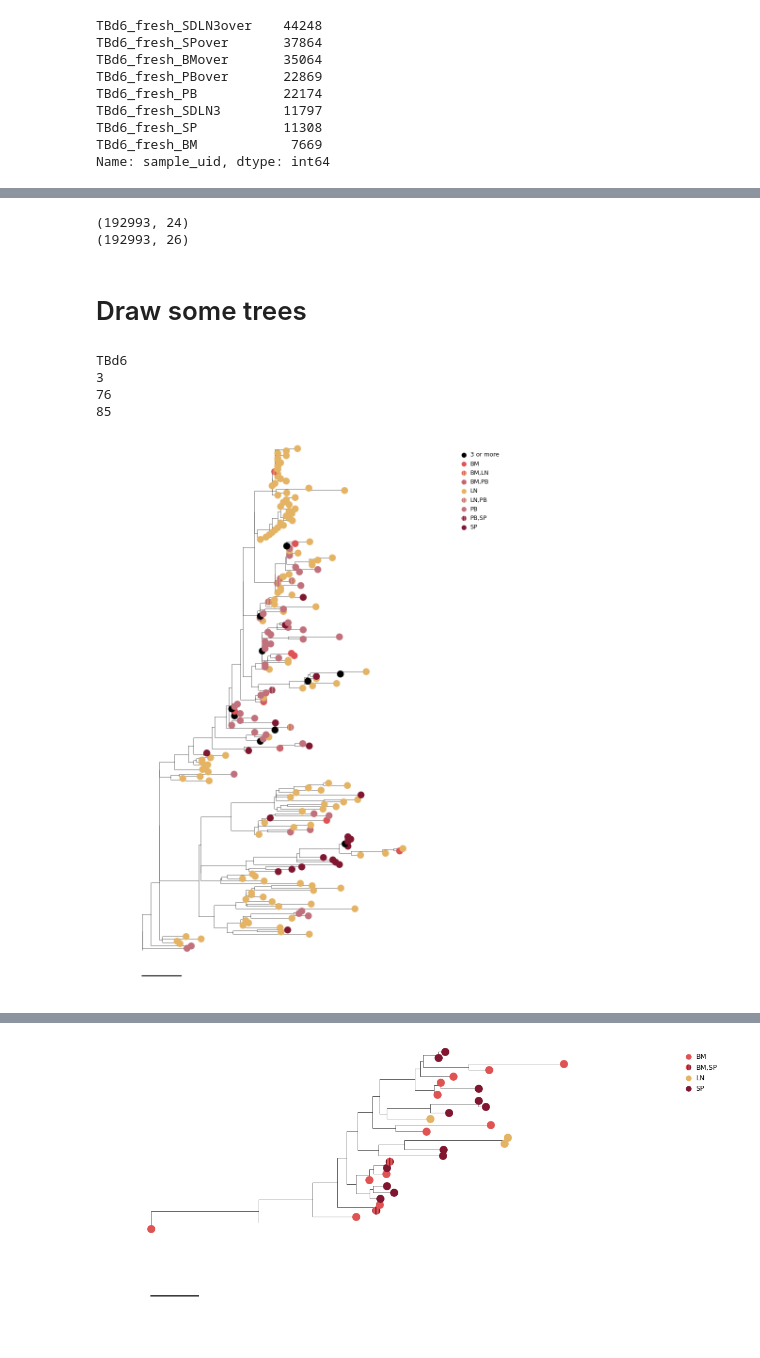
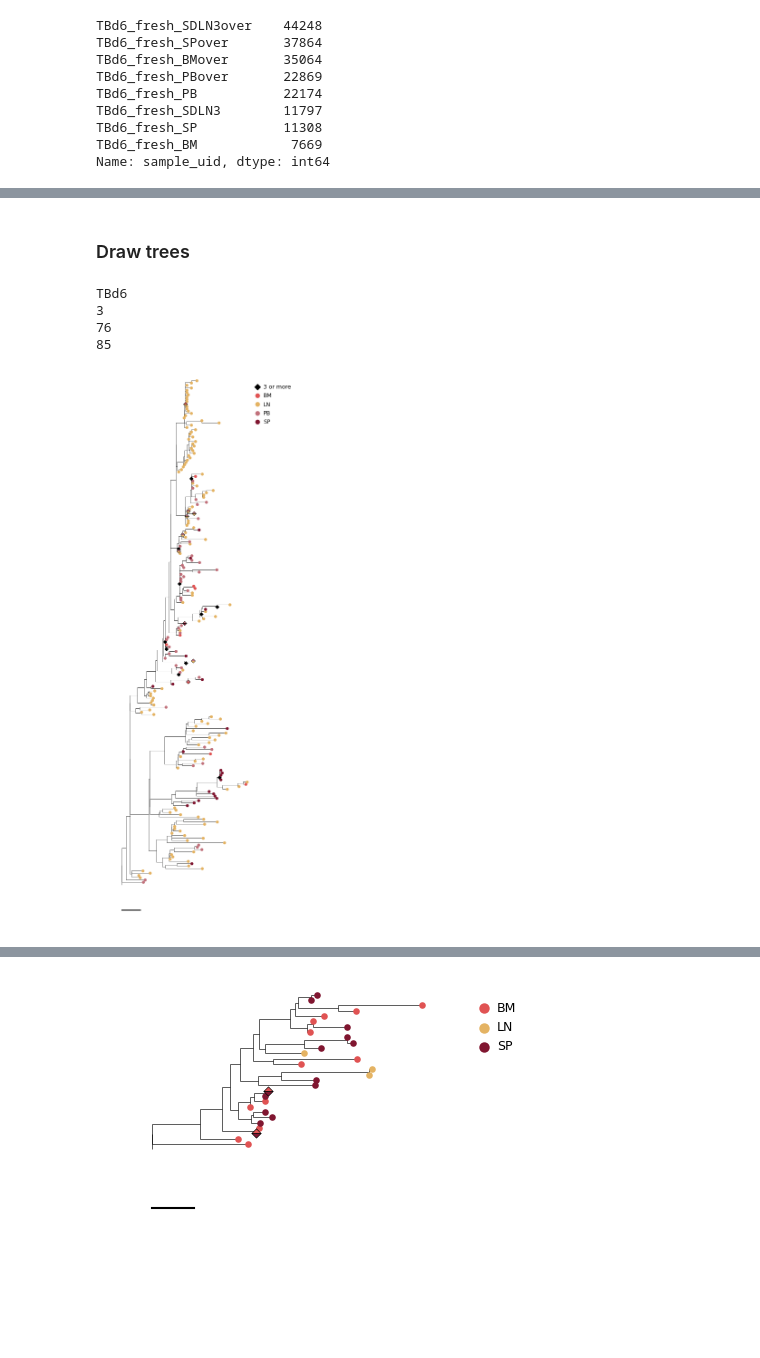
Before and after one commit to michael-swift/Bcell_memory_formation, a Jupyter notebook: analysis/main_text_and_ed_figure_notebooks/plot_trees.ipynb, the cells around one changed output, grey strips where cells are left out. Drawn from its saved outputs; the diff is of its cells as text; code cells hidden in the pictures; blank space fills up the shorter version.

```diff
--- a/analysis/main_text_and_ed_figure_notebooks/plot_trees.ipynb
+++ b/analysis/main_text_and_ed_figure_notebooks/plot_trees.ipynb
@@ -135,13 +136,7 @@ for col in join_cols:
     msa_df[col] = msa_df[col].astype(str)
     df_clean[col] = df_clean[col].astype(str)
 
-print(df.shape)
-
 full_df = df[df['vdj_sequence'].notna()].merge(msa_df, on=join_cols, how='inner')
-print(full_df.shape)
-# %% [output]
-(192993, 24)
-(192993, 26)
 # %%
 full_df['v_seq_len'] = full_df.v_sequence.str.len()
 full_df['lineage_uid'] = full_df['donor'] +"_" + full_df['lineage_id'].astype(str)
@@ -336,37 +336,46 @@ def draw_tree(target_lineage, df, tree_df, color_by='tissue',
 
     return fig, ax
 # %% [markdown]
-# Draw some trees
+### Draw trees
 # %%
 facecolor_dict = {}
 edgecolor_dict = {}
+marker_dict = {}
 
 tissue_list = ['PB','BM','SP','LN']
 for t1,t2 in combinations(tissue_list,2):
     for t in [t1, t2]:
         facecolor_dict[t] = tissue_colors[t]
         edgecolor_dict[t] = tissue_colors[t]
+        marker_dict[t] = 'o'
     facecolor_dict[f"{t1},{t2}"] = tissue_colors[t1]
     edgecolor_dict[f"{t1},{t2}"] = tissue_colors[t2]
     facecolor_dict[f"{t2},{t1}"] = tissue_colors[t1]
     edgecolor_dict[f"{t2},{t1}"] = tissue_colors[t2]
+    marker_dict[f"{t1},{t2}"] = MarkerStyle('D', fillstyle="top") #marker=MarkerStyle("o", fillstyle="left")
+    marker_dict[f"{t2},{t1}"] = MarkerStyle('D', fillstyle="top")
 edgecolor_dict['3 or more'] = 'k'
 facecolor_dict['3 or more'] = 'k'
+marker_dict['3 or more'] = 'D'
 # %%
 
 for donor in ['TBd6']:
     print(donor)
     for i in [3, 76, 85]:
         print(i)
         subset = tree_df.donor==donor
+        scale = 1.2 if i > 3 else 0.8
         fig, ax = draw_tree(tree_df[subset].iloc[i].name, full_df, tree_df, color_by='tissue',
                             facecolor_dict=facecolor_dict,
                             edgecolor_dict=edgecolor_dict,
-                            collapse_multiple=True)
-        fig.savefig(f'../figures/paper figures/trees/{donor}_{i+1}_largest.pdf', bbox_inches='tight')
+                            marker_dict=marker_dict,
+                            collapse_multiple=True,
+                            fig_y_scale=scale)
+
+        fig.savefig(f'../figures/paper figures/Figure3/{donor}_tree{i+1}.pdf', bbox_inches='tight')
 # %% [output]
 TBd6
 3
 76
 85
-[figure, old version]
+[figure, new version]
@@ -374 +383 @@ TBd6
-[figure, old version]
+[figure, new version]
```
Also changed, not shown: parts of 4 cells of this notebook, 15 other files.
